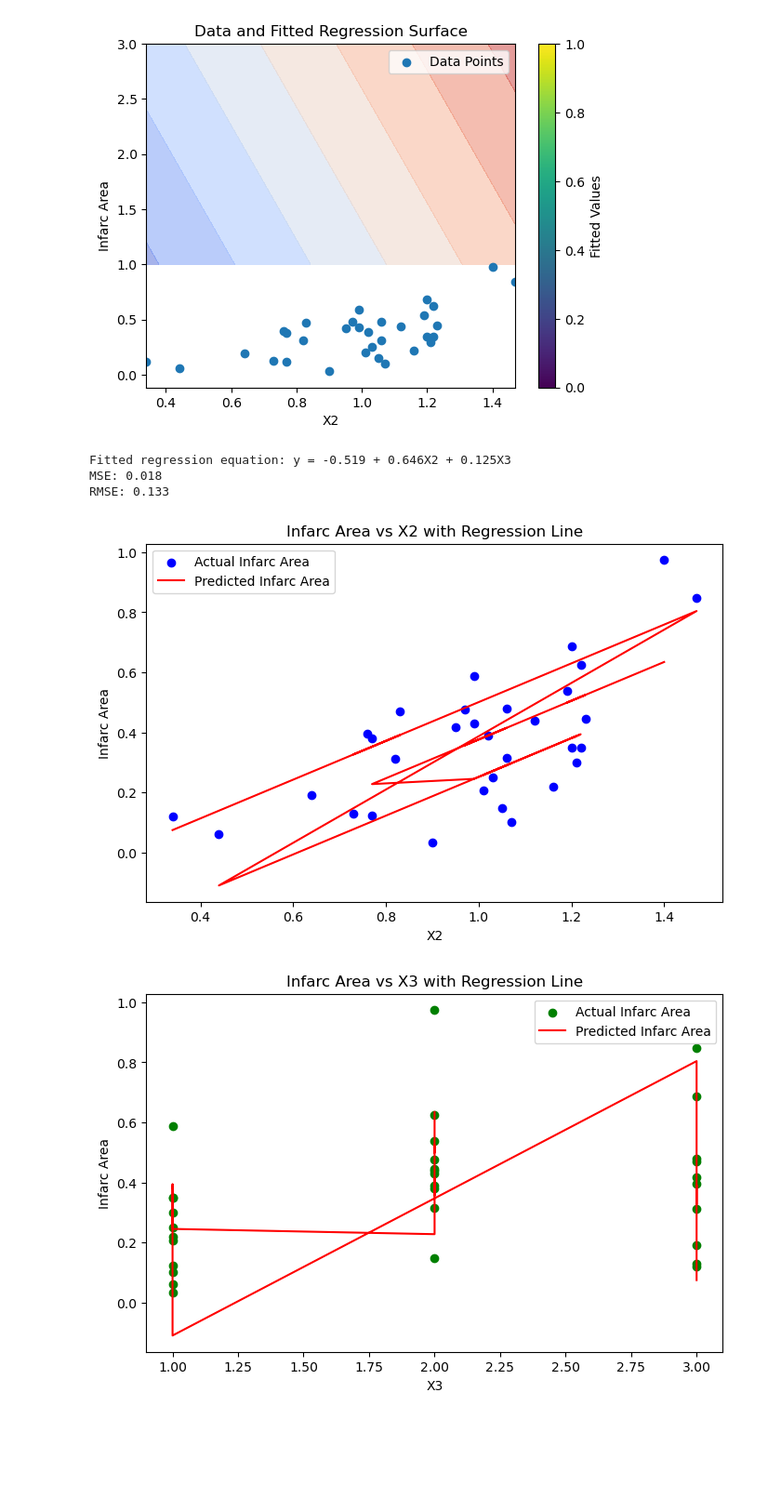
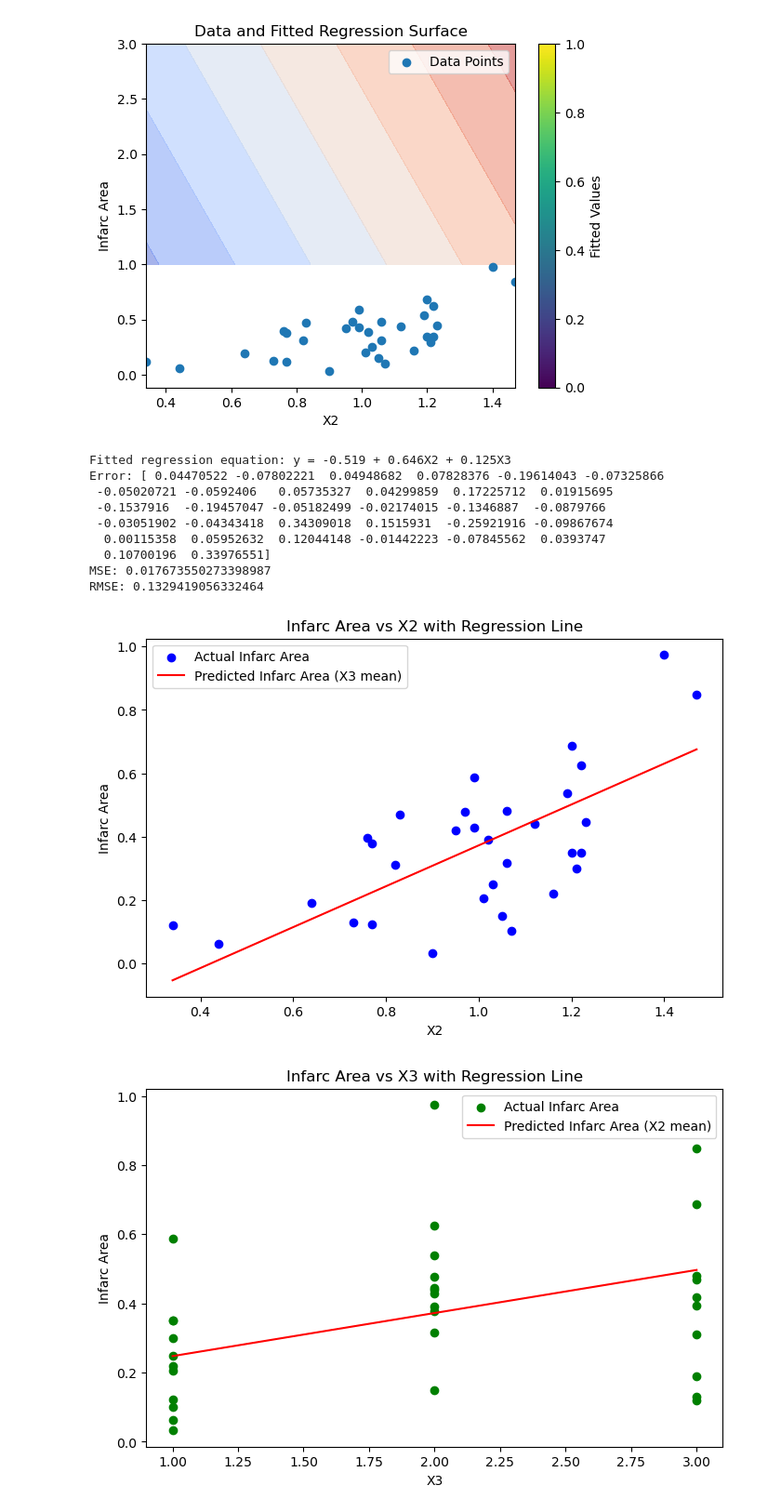
Before and after one commit to AK-26David/MIT-Manipal_CSE-AI-ML, a Jupyter notebook: Year3/Machine_Learning-Lab/lab4.ipynb, the cells around one changed output. Shown at 93% size. Drawn from its saved outputs; the diff is of its cells as text; code cells hidden in the pictures; blank space fills up the shorter version.

```diff
--- a/Year3/Machine_Learning-Lab/lab4.ipynb
+++ b/Year3/Machine_Learning-Lab/lab4.ipynb
@@ -244,40 +244,65 @@ beta = np.linalg.inv(X.T @ X) @ X.T @ y
 B0, B1, B2 = beta
 
 # Print the fitted regression equation
 print(f'Fitted regression equation: y = {B0:.3f} + {B1:.3f}X2 + {B2:.3f}X3')
 
 # Calculate predicted values
 y_pred = X @ beta
 
 # Compute error, MSE, and RMSE
-mse = np.mean((y - y_pred) ** 2)
-rmse = np.sqrt(mse)
+def compute_error(y, y_pred):
+    return y - y_pred
 
-print(f'MSE: {mse:.3f}')
-print(f'RMSE: {rmse:.3f}')
+def compute_MSE(y, y_pred):
+    return np.mean((y - y_pred) ** 2)
+
+def compute_RMSE(y, y_pred):
+    return np.sqrt(compute_MSE(y, y_pred))
+
+error = compute_error(y, y_pred)
+mse = compute_MSE(y, y_pred)
+rmse = compute_RMSE(y, y_pred)
+
+print(f'Error: {error}')
+print(f'MSE: {mse}')
+print(f'RMSE: {rmse}')
 
 # Plot X2 vs Infarc Area
 plt.figure(figsize=(8, 5))
 plt.scatter(data['X2'], y, label='Actual Infarc Area', color='blue')
-plt.plot(data['X2'], y_pred, color='red', label='Predicted Infarc Area')
+# Generate predicted line using only X2 (keeping X3 at mean value)
+X2_range = np.linspace(data['X2'].min(), data['X2'].max(), 100)
+X3_mean = np.mean(data['X3'])
+y_pred_X2 = B0 + B1 * X2_range + B2 * X3_mean
+plt.plot(X2_range, y_pred_X2, color='red', label='Predicted Infarc Area (X3 mean)')
 plt.xlabel('X2')
 plt.ylabel('Infarc Area')
 plt.title('Infarc Area vs X2 with Regression Line')
 plt.legend()
 plt.show()
 
 # Plot X3 vs Infarc Area
 plt.figure(figsize=(8, 5))
 plt.scatter(data['X3'], y, label='Actual Infarc Area', color='green')
-plt.plot(data['X3'], y_pred, color='red', label='Predicted Infarc Area')
+# Generate predicted line using only X3 (keeping X2 at mean value)
+X3_range = np.linspace(data['X3'].min(), data['X3'].max(), 100)
+X2_mean = np.mean(data['X2'])
+y_pred_X3 = B0 + B1 * X2_mean + B2 * X3_range
+plt.plot(X3_range, y_pred_X3, color='red', label='Predicted Infarc Area (X2 mean)')
 plt.xlabel('X3')
 plt.ylabel('Infarc Area')
 plt.title('Infarc Area vs X3 with Regression Line')
 plt.legend()
 plt.show()
 # %% [output]
 Fitted regression equation: y = -0.519 + 0.646X2 + 0.125X3
-MSE: 0.018
-RMSE: 0.133
+Error: [ 0.04470522 -0.07802221  0.04948682  0.07828376 -0.19614043 -0.07325866
+ -0.05020721 -0.0592406   0.05735327  0.04299859  0.17225712  0.01915695
+ -0.1537916  -0.19457047 -0.05182499 -0.02174015 -0.1346887  -0.0879766
+ -0.03051902 -0.04343418  0.34309018  0.1515931  -0.25921916 -0.09867674
+  0.00115358  0.05952632  0.12044148 -0.01442223 -0.07845562  0.0393747
+  0.10700196  0.33976551]
+MSE: 0.017673550273398987
+RMSE: 0.1329419056332464
-[figure, old version]
+[figure, new version]
-[figure, old version]
+[figure, new version]
```
Also changed, not shown: 6 other files.
